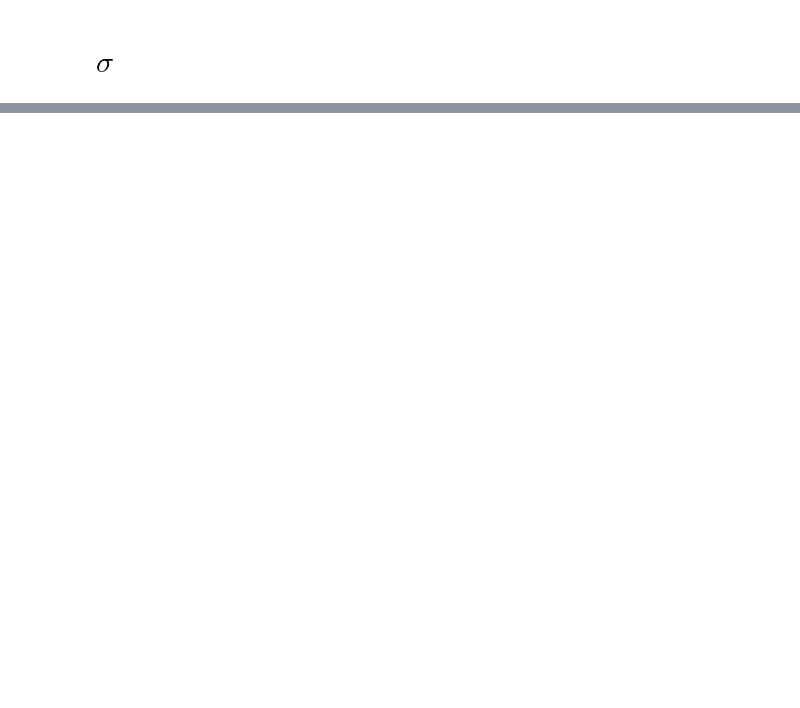
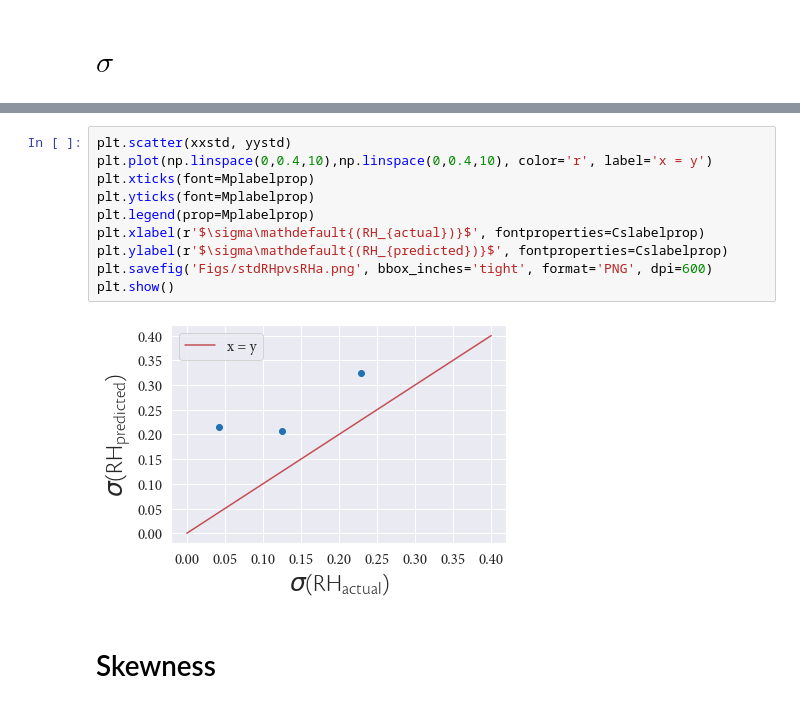
Before and after one commit to FelixLangot/LMD_Internship, a Jupyter notebook: Stats.ipynb, the cells around one changed output, grey strips where cells are left out. Drawn from its saved outputs; the diff is of its cells as text; blank space fills up the shorter version.

```diff
--- a/Stats.ipynb
+++ b/Stats.ipynb
@@ -114,0 +151,14 @@ for step in steplist:
+# %%
+plt.scatter(xxstd, yystd)
+plt.plot(np.linspace(0,0.4,10),np.linspace(0,0.4,10), color='r', label='x = y')
+plt.xticks(font=Mplabelprop)
+plt.yticks(font=Mplabelprop)
+plt.legend(prop=Mplabelprop)
+plt.xlabel(r'$\sigma\mathdefault{(RH_{actual})}$', fontproperties=Cslabelprop)
+plt.ylabel(r'$\sigma\mathdefault{(RH_{predicted})}$', fontproperties=Cslabelprop)
+plt.savefig('Figs/stdRHpvsRHa.png', bbox_inches='tight', format='PNG', dpi=600)
+plt.show()
+# %% [output]
+[figure, added]
+# %% [markdown]
+# Skewness
```
Also changed, not shown: parts of 11 cells of this notebook.
